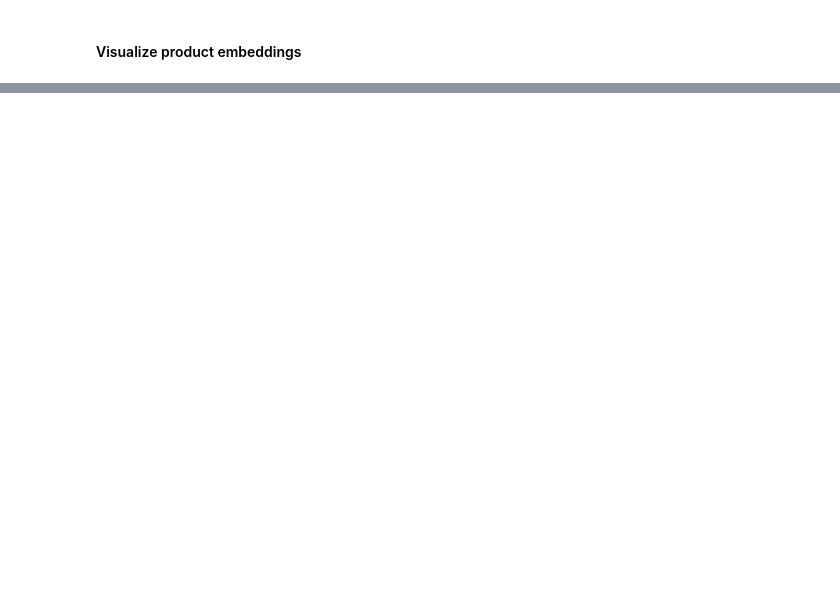
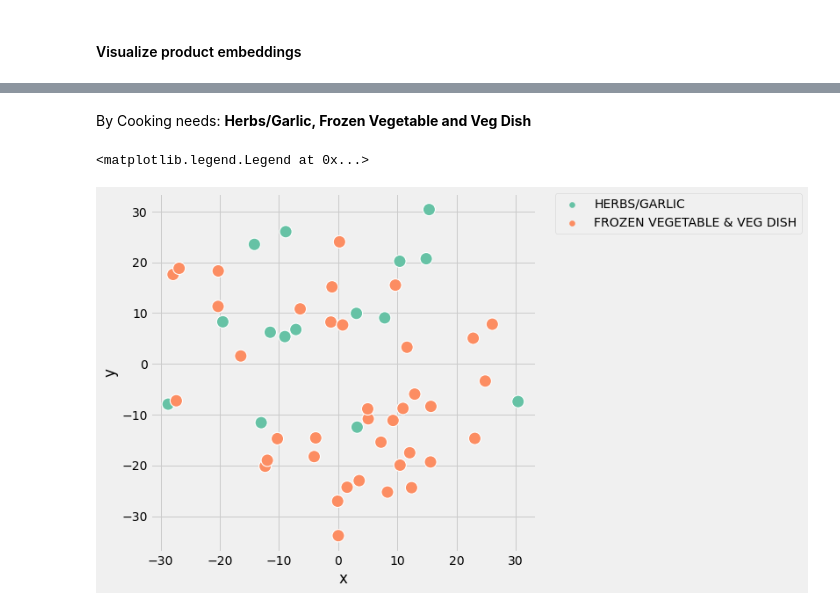
Before and after one commit to bridgecrew-perf6/ml-deployment-coe, a Jupyter notebook: projects/embedding_example/algorithm/Recommendation System.ipynb, the cells around one changed output, grey strips where cells are left out. Cells and saved outputs as stored; diff of their text form; code cells hidden in the pictures; blank space fills up the shorter version.

```diff
--- a/projects/embedding_example/algorithm/Recommendation System.ipynb
+++ b/projects/embedding_example/algorithm/Recommendation System.ipynb
@@ -512,0 +532,12 @@ scatter
+# %% [markdown]
+By Cooking needs: **Herbs/Garlic, Frozen Vegetable and Veg Dish**
+# %%
+cat3 = ['HERBS/GARLIC', 'FROZEN VEGETABLE & VEG DISH']
+d3 = product[product["category_desc_level_2"].apply(lambda x: x in cat3)].rename({"category_desc_level_2": "category"}, axis = 1)
+
+plt.figure(figsize = (7, 7))
+sns.scatterplot(data = d3, x = "x", y = "y", hue = "category", palette = "Set2", s = 200)
+plt.legend(bbox_to_anchor=(1.05, 1), loc=2, borderaxespad=0.)
+# %% [output]
+<matplotlib.legend.Legend at 0x...>
+[figure, added]
```
Also changed, not shown: parts of 13 cells of this notebook.
